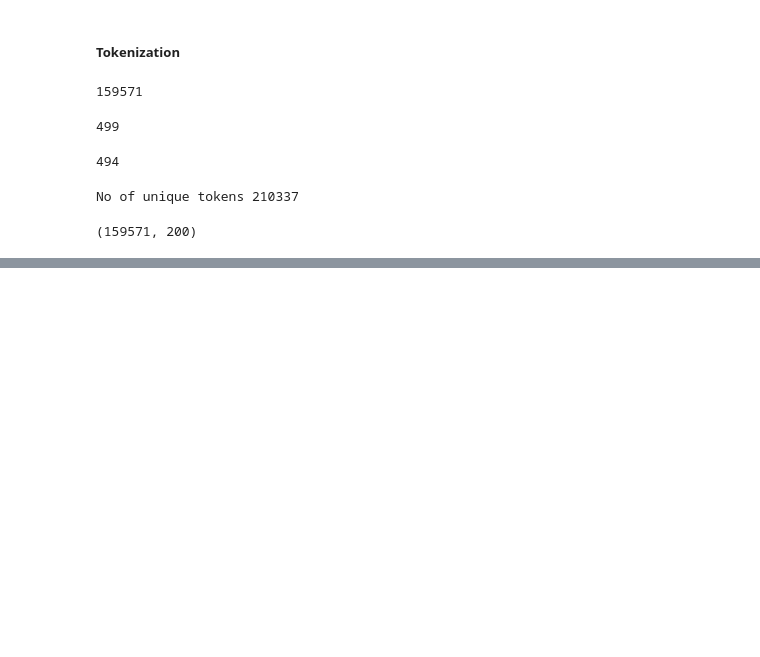
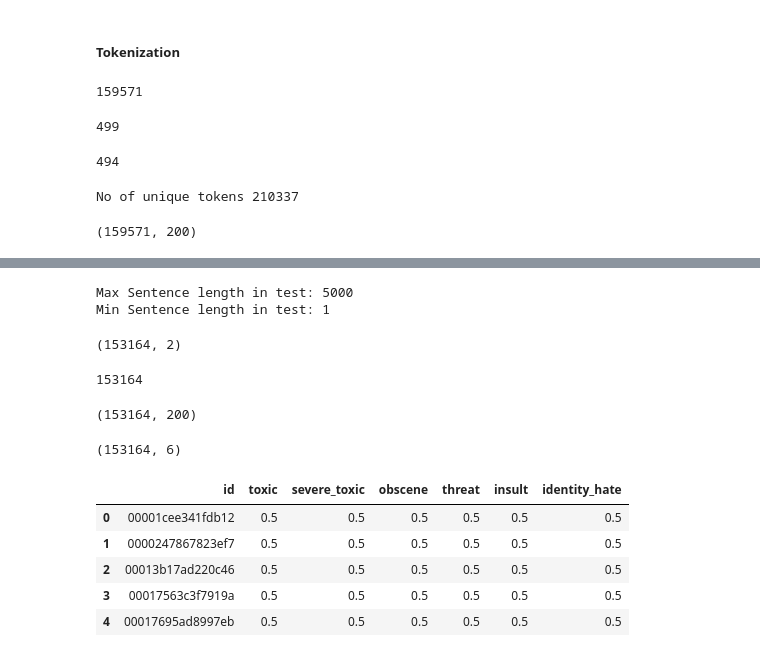
Before and after one commit to shobhitsundriyal/Revisit_ML, a Jupyter notebook: Cnn_toxic_comment_classification_keras.ipynb, the cells around one changed output, grey strips where cells are left out. Drawn from its saved outputs; the diff is of its cells as text; code cells hidden in the pictures; blank space fills up the shorter version.

```diff
--- a/Cnn_toxic_comment_classification_keras.ipynb
+++ b/Cnn_toxic_comment_classification_keras.ipynb
@@ -186,0 +270,35 @@ KeyboardInterrupt: ignored
+# %%
+test_sentences = test.comment_text
+print('Max Sentence length in test:', max(len(s) for s in test_sentences))
+print('Min Sentence length in test:', min(len(s) for s in test_sentences))
+# %% [output]
+Max Sentence length in test: 5000
+Min Sentence length in test: 1
+# %%
+test.shape
+# %% [output]
+(153164, 2)
+# %%
+test_sequences = tokenizer.texts_to_sequences(test_sentences)
+len(test_sequences)
+# %% [output]
+153164
+# %%
+test_data = pad_sequences(test_sequences, maxlen=MAX_SEQUENCE_LENGTH)
+test_data.shape
+# %% [output]
+(153164, 200)
+# %%
+pred = model.predict(test_data)
+pred.shape
+# %% [output]
+(153164, 6)
+# %%
+sub.head()
+# %% [output]
+|  | id | toxic | severe_toxic | obscene | threat | insult | identity_hate |
+| 0 | 00001cee341fdb12 | 0.5 | 0.5 | 0.5 | 0.5 | 0.5 | 0.5 |
+| 1 | 0000247867823ef7 | 0.5 | 0.5 | 0.5 | 0.5 | 0.5 | 0.5 |
+| 2 | 00013b17ad220c46 | 0.5 | 0.5 | 0.5 | 0.5 | 0.5 | 0.5 |
+| 3 | 00017563c3f7919a | 0.5 | 0.5 | 0.5 | 0.5 | 0.5 | 0.5 |
+| 4 | 00017695ad8997eb | 0.5 | 0.5 | 0.5 | 0.5 | 0.5 | 0.5 |
```
Also changed, not shown: parts of 14 cells of this notebook.
